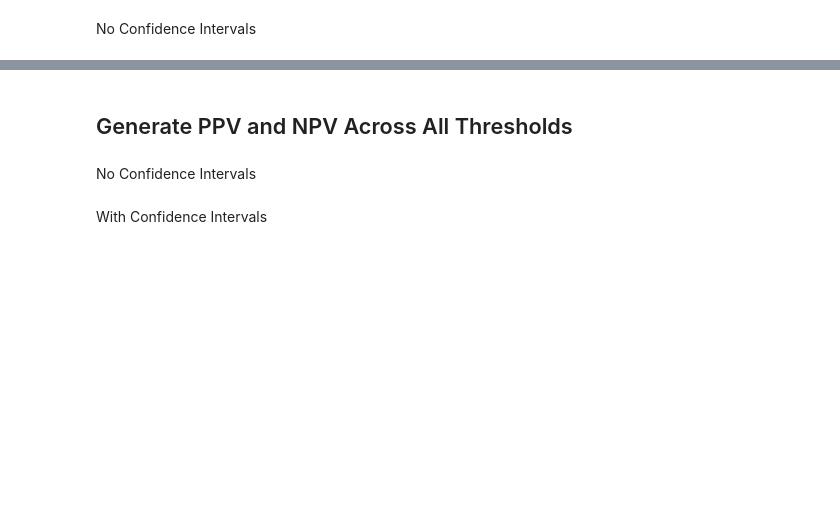
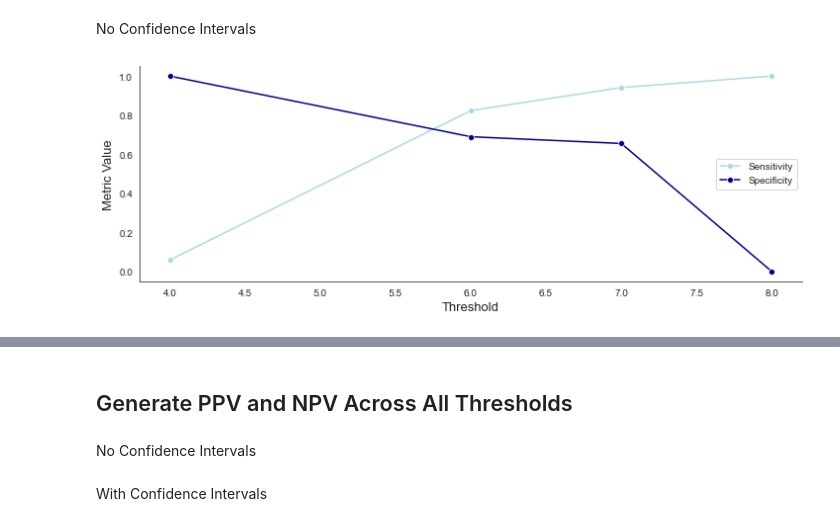
Before and after one commit to Calvinwhow/Research, a Jupyter notebook: nimlab/calvin_utils/notebooks/statistical_notebooks/generic_spreadsheet_functions.ipynb, the cells around one changed output, grey strips where cells are left out. Saved outputs shown, nothing was run; the diff lists cells and outputs as text; code cells hidden in the pictures; blank space fills up the shorter version.

```diff
--- a/nimlab/calvin_utils/notebooks/statistical_notebooks/generic_spreadsheet_functions.ipynb
+++ b/nimlab/calvin_utils/notebooks/statistical_notebooks/generic_spreadsheet_functions.ipynb
@@ -1278,7 +1332,5 @@ plot_bootstrapped_roc(data_df, 'one_hot_status', f'{independent_var_column}', 10
 # %% [markdown]
 ## Generate Accuracy Curves Across Thresolds
-# %%
-positive_outcome = 'mci'
 # %%
 #----------------------------------------------------------------DO NOT TOUCH----------------------------------------------------------------
 data_df = data_df.loc[:, [independent_var_column, dependent_var_column]]
@@ -1404,10 +1534,10 @@ bootstrap_results
 # %% [markdown]
 ## Generate Sensitivity and Specificity Across Different Outcomes
 # %%
-positive_outcome = 'MCI'
+positive_outcome = 0
 # %%
 #----------------------------------------------------------------DO NOT TOUCH----------------------------------------------------------------
-data_df = df_1.copy().loc[:, [independent_var_column, dependent_var_column]]
+data_df = data_df.copy().loc[:, [independent_var_column, dependent_var_column]]
 data_df['one_hot_status'] = np.where(data_df[dependent_var_column] == positive_outcome, 1, 0)
 
 scores = data_df[independent_var_column]
@@ -1441,33 +1589,35 @@ for threshold in thresholds_unique:
     sensitivities.append(sensitivity)
     specificities.append(specificity)
 
 # Create a DataFrame to store thresholds, sensitivities, and specificities
 df_threshold_metrics = pd.DataFrame({
     "Threshold": thresholds_unique,
     "Sensitivity": sensitivities,
     "Specificity": specificities
 })
 
 # Plot sensitivity and specificity as functions of threshold
-plt.figure(figsize=(10, 6))
+plt.figure(figsize=(12, 4))
 
 # Sensitivity
 sns.lineplot(x="Threshold", y="Sensitivity", data=df_threshold_metrics, marker='o', color="lightblue", label="Sensitivity")
 
 # Specificity
 sns.lineplot(x="Threshold", y="Specificity", data=df_threshold_metrics, marker='o', color="darkblue", label="Specificity")
 
 # Labels
 plt.ylabel('Metric Value', fontsize=13)
 plt.xlabel('Threshold', fontsize=13)
 plt.legend()
 
 sns.despine()
 
 if not os.path.exists(out_dir + '/sensitivity_specificity_curves'):
     os.makedirs(out_dir + '/sensitivity_specificity_curves')
 plt.savefig(out_dir + f'/sensitivity_specificity_curves/sensitivity_specificity_curves.png')
 plt.savefig(out_dir + f'/sensitivity_specificity_curves/sensitivity_specificity_curves.svg')
 df_threshold_metrics.to_csv(out_dir + f'/sensitivity_specificity_curves/sensitivity_specificity_curves_values.csv')
+# %% [output]
+[figure, added]
 # %%
 df_threshold_metrics
```
Also changed, not shown: parts of 21 cells of this notebook, 11 other files.
